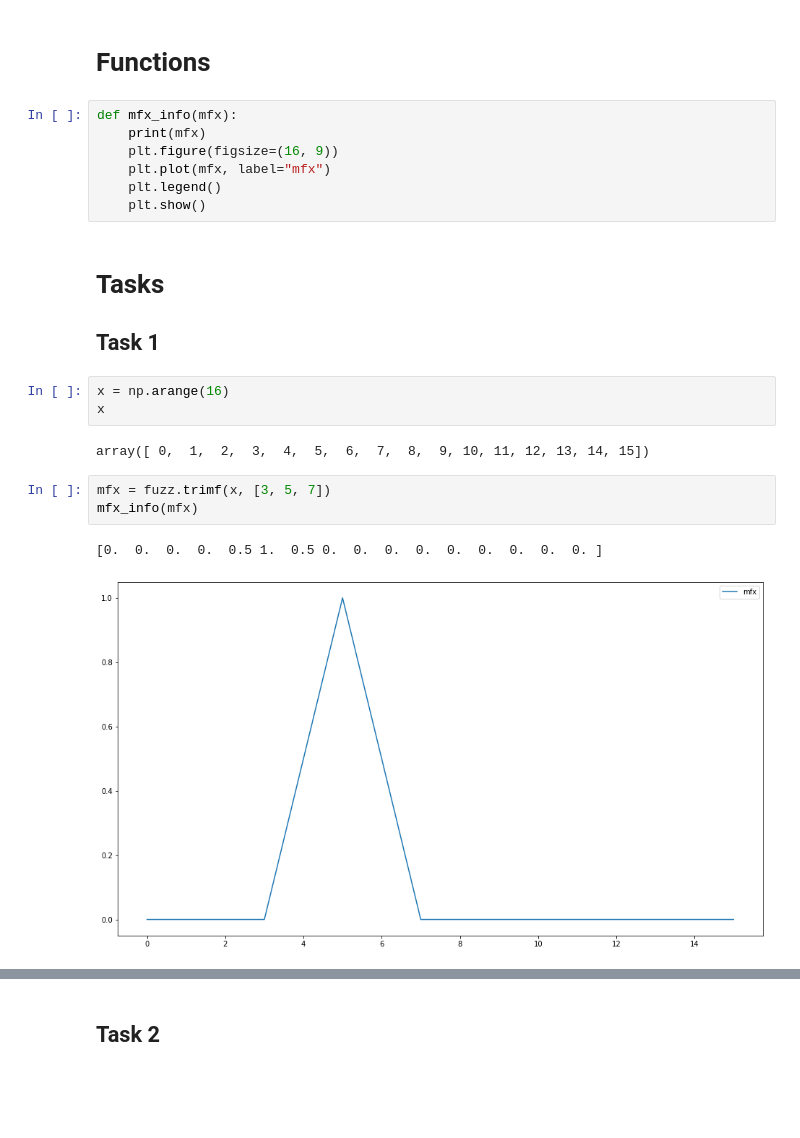
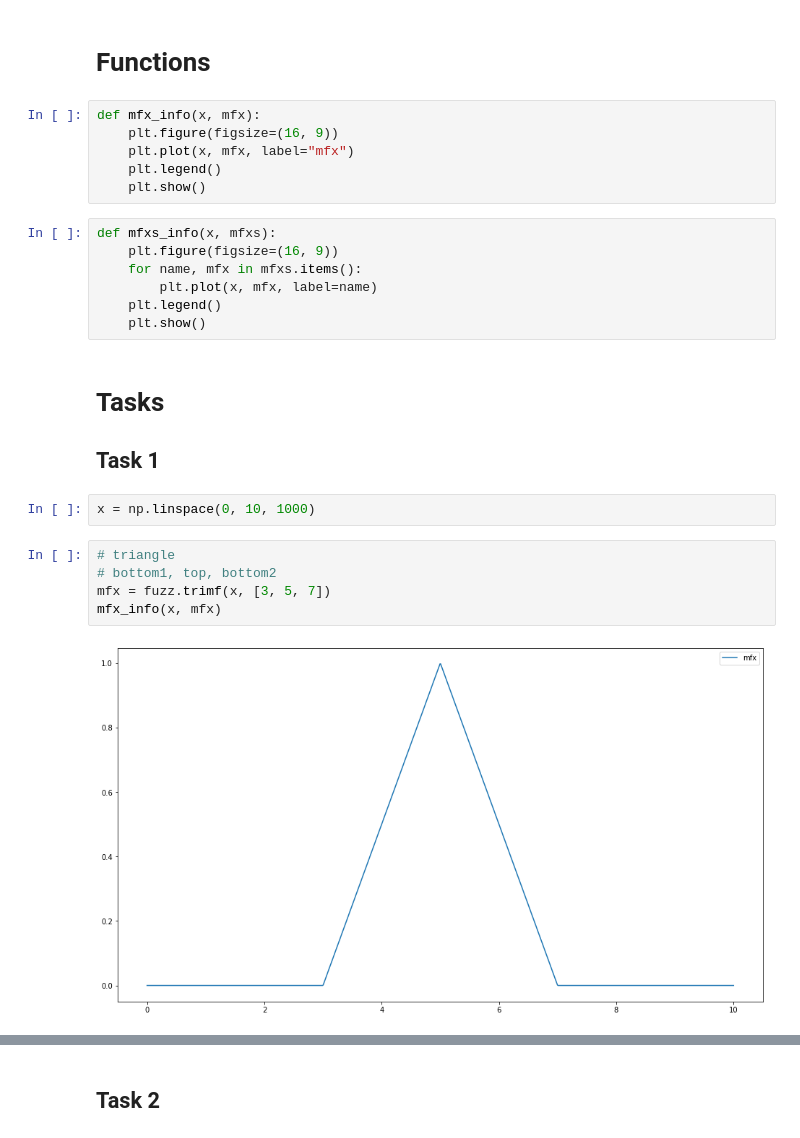
Before and after one commit to FreeLike76/KpiBasicsAI, a Jupyter notebook: Lab1MembershipFunctions.ipynb, the cells around one changed output, grey strips where cells are left out. Saved outputs shown, nothing was run; the diff lists cells and outputs as text; blank space fills up the shorter version.

```diff
--- a/Lab1MembershipFunctions.ipynb
+++ b/Lab1MembershipFunctions.ipynb
@@ -13,23 +10,27 @@ import matplotlib.pyplot as plt
 # %% [markdown]
 # Functions
 # %%
-def mfx_info(mfx):
-    print(mfx)
+def mfx_info(x, mfx):
     plt.figure(figsize=(16, 9))
-    plt.plot(mfx, label="mfx")
+    plt.plot(x, mfx, label="mfx")
     plt.legend()
     plt.show()
+# %%
+def mfxs_info(x, mfxs):
+    plt.figure(figsize=(16, 9))
+    for name, mfx in mfxs.items():
+        plt.plot(x, mfx, label=name)
+    plt.legend()
+    plt.show()
 # %% [markdown]
 # Tasks
 ## Task 1
-# %%
-x = np.arange(16)
-x
-# %% [output]
-array([ 0,  1,  2,  3,  4,  5,  6,  7,  8,  9, 10, 11, 12, 13, 14, 15])
+# %%
+x = np.linspace(0, 10, 1000)
 # %%
+# triangle
+# bottom1, top, bottom2
 mfx = fuzz.trimf(x, [3, 5, 7])
-mfx_info(mfx)
+mfx_info(x, mfx)
 # %% [output]
-[0.  0.  0.  0.  0.5 1.  0.5 0.  0.  0.  0.  0.  0.  0.  0.  0. ]
-[figure, old version]
+[figure, new version]
```
Also changed, not shown: parts of 29 cells of this notebook.
